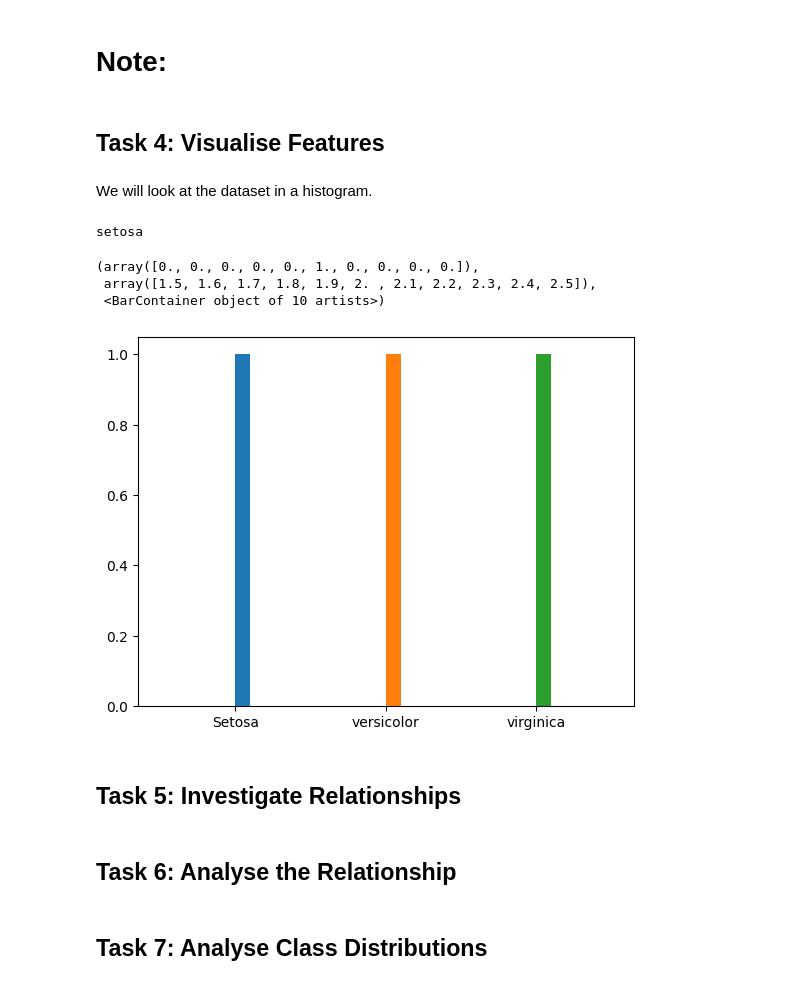
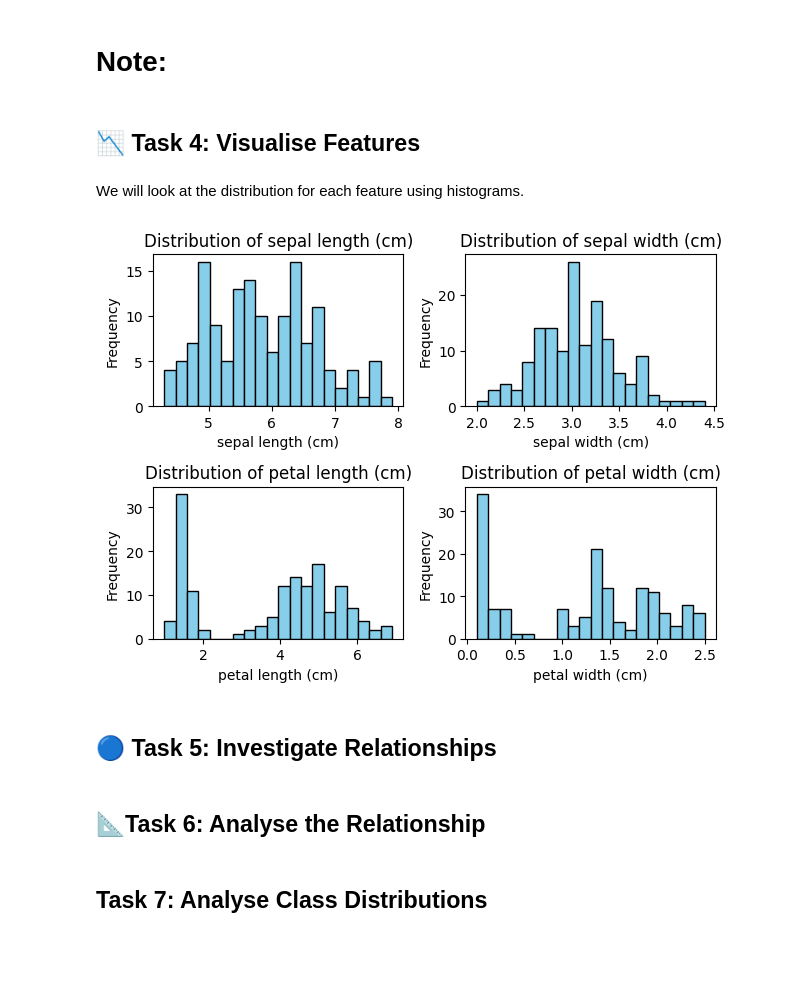
Before and after one commit to marianemcgrath/principles_of_da, a Jupyter notebook: tasks.ipynb, the cells around one changed output. Drawn from its saved outputs; the diff is of its cells as text; code cells hidden in the pictures; blank space fills up the shorter version.

```diff
--- a/tasks.ipynb
+++ b/tasks.ipynb
@@ -130,38 +130,34 @@ load_iris.describe()
 # %% [markdown]
 # Note:
 # %% [markdown]
-## Task 4: Visualise Features
+## **📉 Task 4: Visualise Features**
 # %% [markdown]
-We will look at the dataset in a histogram.
+We will look at the distribution for each feature using histograms.
-# %%
-# Plotting the data
-import matplotlib.pyplot as plt
-
-# Importing Numpy for numerical arrays
-import numpy as np
-
-load_iris = np.array (['setosa', 'versicolor', 'virginica'])
-
-
-# Show
-print ('setosa')
-
-# Plot the histogram
-plt.hist ('Setosa')
-
-plt.hist ('versicolor')
-
-plt.hist ('virginica')
-# %% [output]
-setosa
-(array([0., 0., 0., 0., 0., 1., 0., 0., 0., 0.]),
- array([1.5, 1.6, 1.7, 1.8, 1.9, 2. , 2.1, 2.2, 2.3, 2.4, 2.5]),
- <BarContainer object of 10 artists>)
-[figure, removed]
+# %%
+# Plotting the data
+import matplotlib.pyplot as plt
+
+# Importing Numpy for numerical arrays
+import numpy as np
+
+for i, feature in enumerate(iris.feature_names):
+    plt.subplot(2, 2, i+1)  # 2 rows, 2 columns of plots
+    plt.hist(df[feature], bins=20, color='skyblue', edgecolor='black')
+    plt.title(f'Distribution of {feature}')
+    plt.xlabel(feature)
+    plt.ylabel('Frequency')
+plt.tight_layout()  # Prevent overlapping
+plt.show()
+
+# Source: https://stackoverflow.com/questions/50773877/create-for-loop-to-plot-histograms-for-individual-columns-of-dataframe-with-seab/56779810
+# Source: https://datacarpentry.github.io/image-processing/05-creating-histograms (Creating Histograms)
+# Source: DeepSeek AI (Make my code [] look neater and basic for creating histograms)
+# %% [output]
+[figure, added]
 # %% [markdown]
-## Task 5: Investigate Relationships
+## **🔵 Task 5: Investigate Relationships**
 # %% [markdown]
-## Task 6: Analyse the Relationship
+## **📐Task 6: Analyse the Relationship**
 # %% [markdown]
 ## Task 7: Analyse Class Distributions
 # %% [markdown]
```
Also changed, not shown: parts of 3 cells of this notebook.
